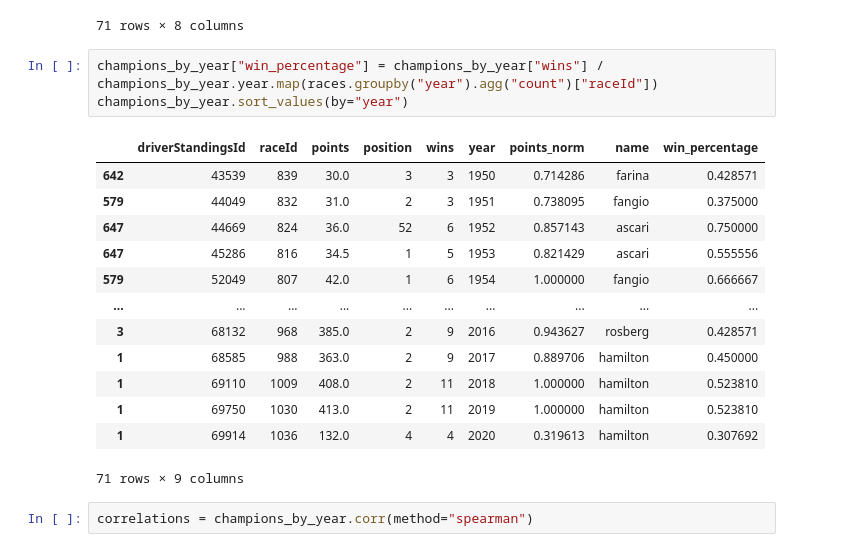
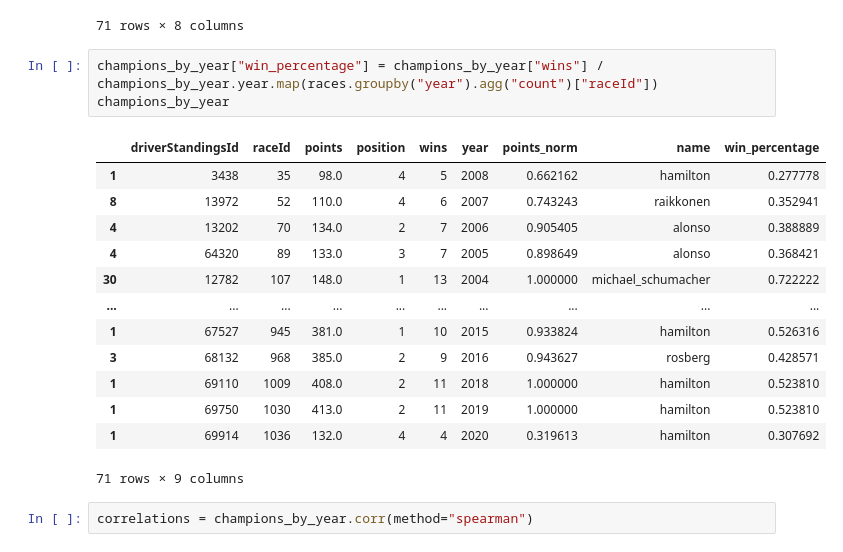
Before and after one commit to cdbm/F1DataAnalysis, a Jupyter notebook: data.ipynb, the cells around one changed output. Drawn from its saved outputs; the diff is of its cells as text.

```diff
--- a/data.ipynb
+++ b/data.ipynb
@@ -664,17 +573,17 @@ champions_by_year.sort_values(by="year")
 71 rows × 8 columns
 # %%
 champions_by_year["win_percentage"] = champions_by_year["wins"] / champions_by_year.year.map(races.groupby("year").agg("count")["raceId"])
-champions_by_year.sort_values(by="year")
+champions_by_year
 # %% [output]
 |  | driverStandingsId | raceId | points | position | wins | year | points_norm | name | win_percentage |
-| 642 | 43539 | 839 | 30.0 | 3 | 3 | 1950 | 0.714286 | farina | 0.428571 |
-| 579 | 44049 | 832 | 31.0 | 2 | 3 | 1951 | 0.738095 | fangio | 0.375000 |
-| 647 | 44669 | 824 | 36.0 | 52 | 6 | 1952 | 0.857143 | ascari | 0.750000 |
-| 647 | 45286 | 816 | 34.5 | 1 | 5 | 1953 | 0.821429 | ascari | 0.555556 |
-| 579 | 52049 | 807 | 42.0 | 1 | 6 | 1954 | 1.000000 | fangio | 0.666667 |
+| 1 | 3438 | 35 | 98.0 | 4 | 5 | 2008 | 0.662162 | hamilton | 0.277778 |
+| 8 | 13972 | 52 | 110.0 | 4 | 6 | 2007 | 0.743243 | raikkonen | 0.352941 |
+| 4 | 13202 | 70 | 134.0 | 2 | 7 | 2006 | 0.905405 | alonso | 0.388889 |
+| 4 | 64320 | 89 | 133.0 | 3 | 7 | 2005 | 0.898649 | alonso | 0.368421 |
+| 30 | 12782 | 107 | 148.0 | 1 | 13 | 2004 | 1.000000 | michael_schumacher | 0.722222 |
 | ... | ... | ... | ... | ... | ... | ... | ... | ... | ... |
+| 1 | 67527 | 945 | 381.0 | 1 | 10 | 2015 | 0.933824 | hamilton | 0.526316 |
 | 3 | 68132 | 968 | 385.0 | 2 | 9 | 2016 | 0.943627 | rosberg | 0.428571 |
-| 1 | 68585 | 988 | 363.0 | 2 | 9 | 2017 | 0.889706 | hamilton | 0.450000 |
 | 1 | 69110 | 1009 | 408.0 | 2 | 11 | 2018 | 1.000000 | hamilton | 0.523810 |
 | 1 | 69750 | 1030 | 413.0 | 2 | 11 | 2019 | 1.000000 | hamilton | 0.523810 |
 | 1 | 69914 | 1036 | 132.0 | 4 | 4 | 2020 | 0.319613 | hamilton | 0.307692 |
```
Also changed, not shown: parts of 23 cells of this notebook.
